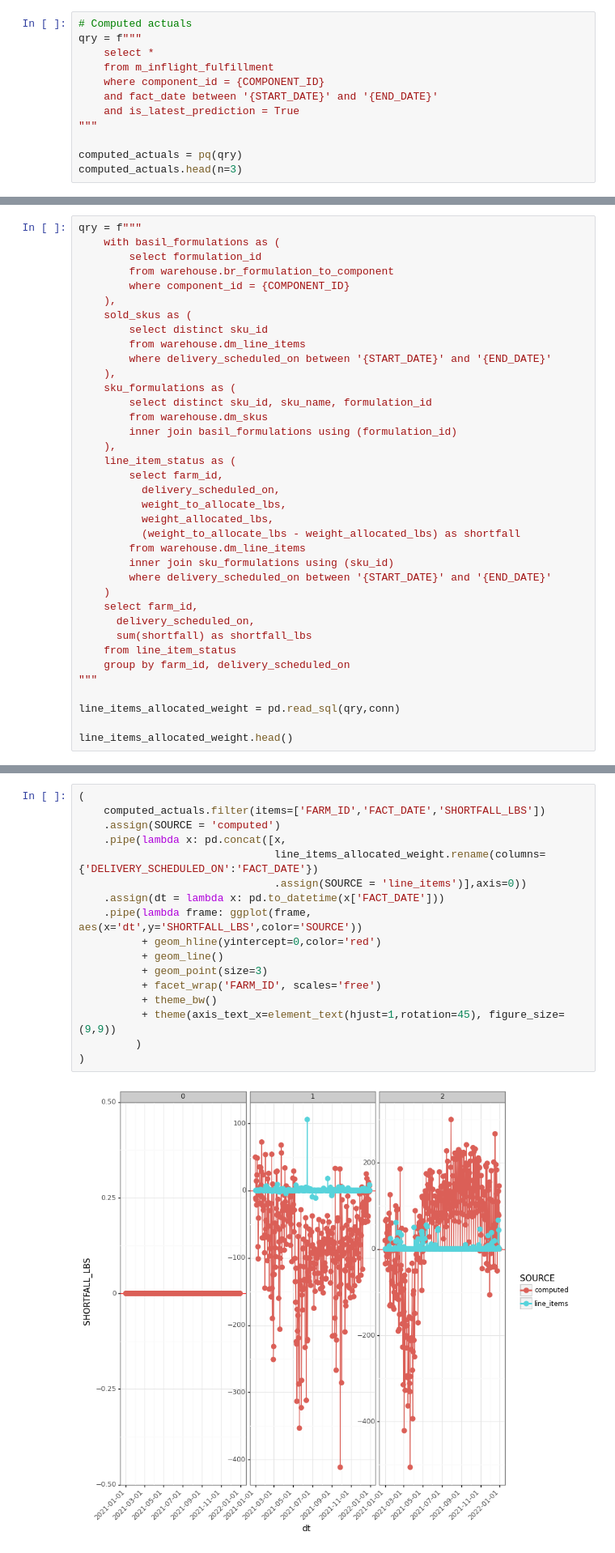
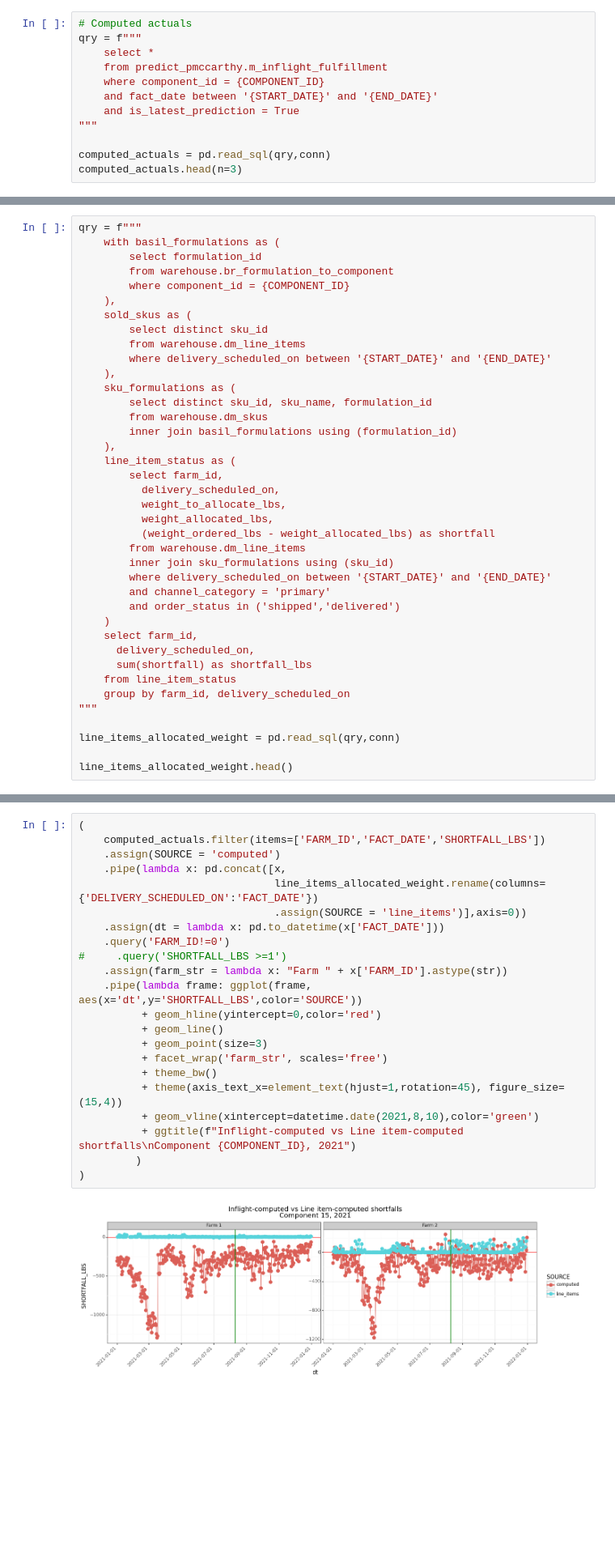
Before and after one commit to pmccarthy-bowery/analyses, a Jupyter notebook: Verify computed actuals.ipynb, the cells around one changed output, grey strips where cells are left out. Shown at 81% size. Drawn from its saved outputs; the diff is of its cells as text; blank space fills up the shorter version.

Commit message:
update inflight actuals 6/27/22

```diff
--- a/Verify computed actuals.ipynb
+++ b/Verify computed actuals.ipynb
@@ -124,13 +124,13 @@ END_DATE = '2021-12-31'
 # Computed actuals
 qry = f"""
     select *
-    from m_inflight_fulfillment
+    from predict_pmccarthy.m_inflight_fulfillment
     where component_id = {COMPONENT_ID}
     and fact_date between '{START_DATE}' and '{END_DATE}'
     and is_latest_prediction = True
 """
 
-computed_actuals = pq(qry)
+computed_actuals = pd.read_sql(qry,conn)
 computed_actuals.head(n=3)
 # %% [output]
 |  | FARM_ID | FACT_DATE | REFERENCE_DATE | COMPONENT_ID | COMPONENT_NAME | CASE_INVENTORY_LBS | ... |
@@ -160,10 +180,12 @@ qry = f"""
           delivery_scheduled_on,
           weight_to_allocate_lbs,
           weight_allocated_lbs,
-          (weight_to_allocate_lbs - weight_allocated_lbs) as shortfall
+          (weight_ordered_lbs - weight_allocated_lbs) as shortfall
         from warehouse.dm_line_items
         inner join sku_formulations using (sku_id)
         where delivery_scheduled_on between '{START_DATE}' and '{END_DATE}'
+        and channel_category = 'primary'
+        and order_status in ('shipped','delivered')
     )
     select farm_id,
       delivery_scheduled_on,
@@ -185,19 +207,24 @@ line_items_allocated_weight.head()
 # %%
 (
     computed_actuals.filter(items=['FARM_ID','FACT_DATE','SHORTFALL_LBS'])
     .assign(SOURCE = 'computed')
     .pipe(lambda x: pd.concat([x,
                                line_items_allocated_weight.rename(columns={'DELIVERY_SCHEDULED_ON':'FACT_DATE'})
                                .assign(SOURCE = 'line_items')],axis=0))
     .assign(dt = lambda x: pd.to_datetime(x['FACT_DATE']))
+    .query('FARM_ID!=0')
+#     .query('SHORTFALL_LBS >=1')
+    .assign(farm_str = lambda x: "Farm " + x['FARM_ID'].astype(str))
     .pipe(lambda frame: ggplot(frame, aes(x='dt',y='SHORTFALL_LBS',color='SOURCE'))
           + geom_hline(yintercept=0,color='red')
           + geom_line()
           + geom_point(size=3)
-          + facet_wrap('FARM_ID', scales='free')
+          + facet_wrap('farm_str', scales='free')
           + theme_bw()
-          + theme(axis_text_x=element_text(hjust=1,rotation=45), figure_size=(9,9))
+          + theme(axis_text_x=element_text(hjust=1,rotation=45), figure_size=(15,4))
+          + geom_vline(xintercept=datetime.date(2021,8,10),color='green')
+          + ggtitle(f"Inflight-computed vs Line item-computed shortfalls\nComponent {COMPONENT_ID}, 2021")
          )
 )
 # %% [output]
-[figure, old version]
+[figure, new version]
```
Also changed, not shown: parts of 62 cells of this notebook.
